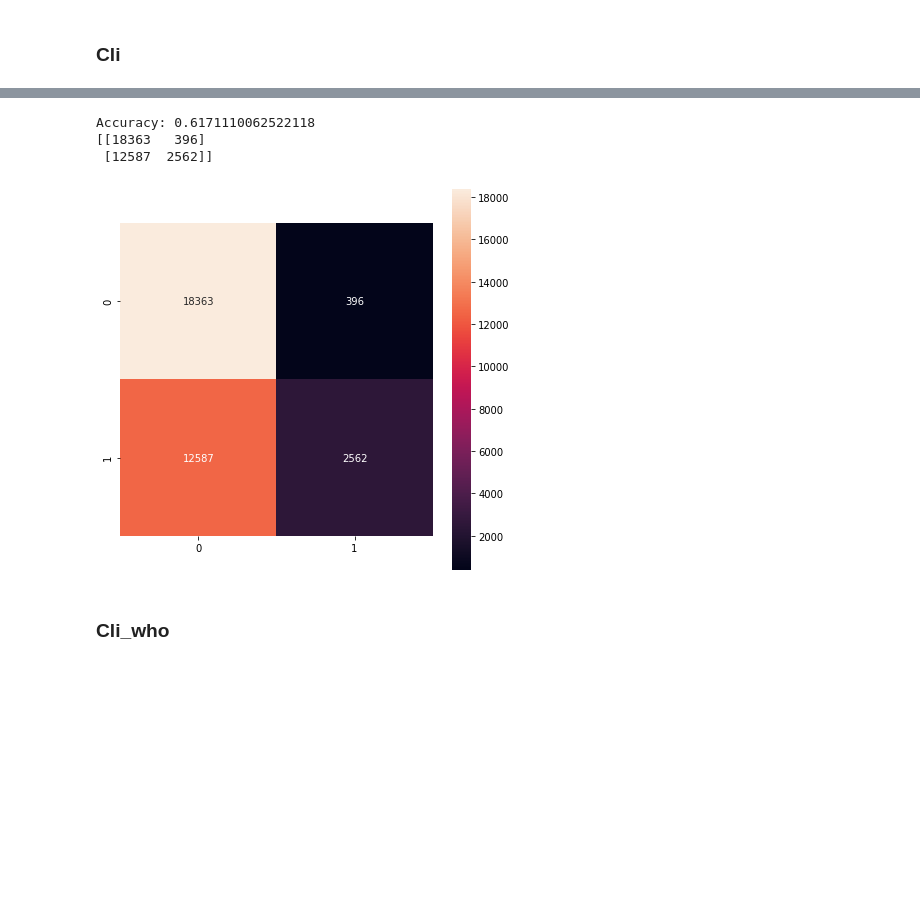
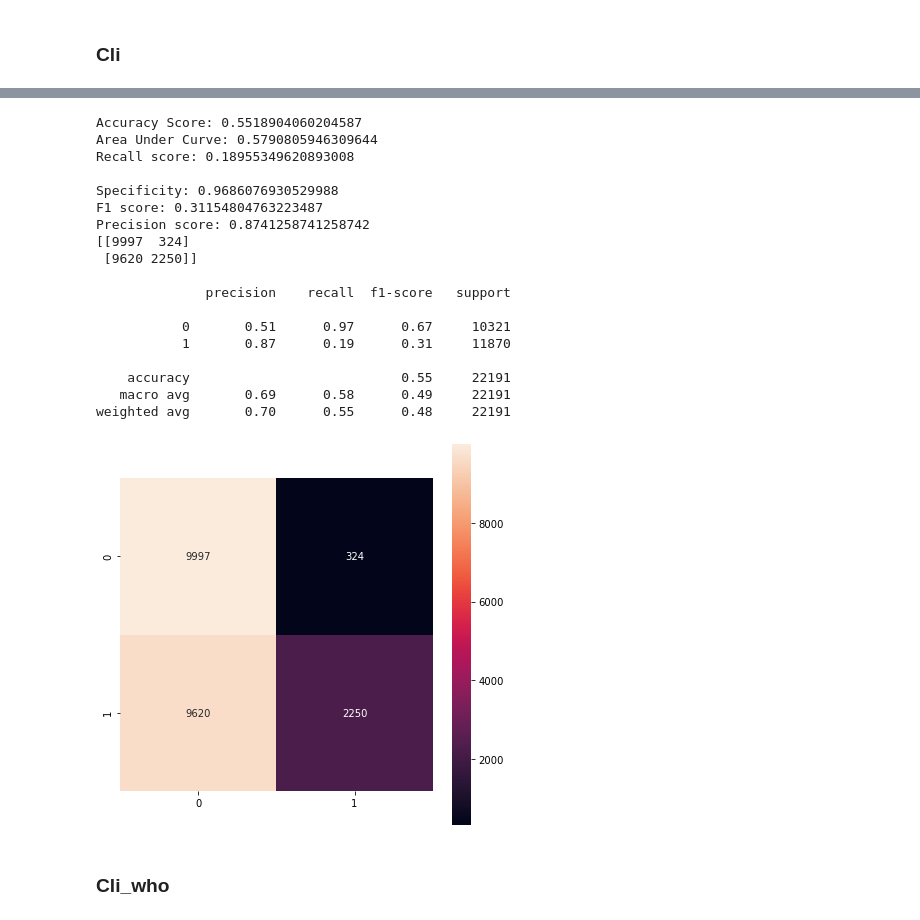
Before and after one commit to JavierAlvarezBenito/Python-imdea, a Jupyter notebook: Brazil_Classification.ipynb, the cells around one changed output, grey strips where cells are left out. Cells and saved outputs as stored; diff of their text form; code cells hidden in the pictures; blank space fills up the shorter version.

```diff
--- a/Brazil_Classification.ipynb
+++ b/Brazil_Classification.ipynb
@@ -1316,11 +1316,12 @@ Total accuracy: 73.90291376666273 %
 # %% [markdown]
 ### Cli
 # %%
-X_NA = df_na['Cli']
-Y_NA = df_na['B8.1']
+X_NA = df_NA_BR['Cli']
+Y_NA = df_NA_BR['B8.1']
 
-X = df['Cli']
-Y = df['B8.1']
+X = df_no_na_BR['Cli']
+Y = df_no_na_BR['B8.1']
+
 
 
 X=X.values.reshape(-1,1)
@@ -1346,16 +1371,40 @@ Accuracy: 0.6234958064908229
 # %%
-print('Accuracy:',accuracy_score(Y_test_NA,X_test_NA))
-
+# performance
+print(f'Accuracy Score: {accuracy_score(Y_test_NA,X_test_NA)}')
+print(f'Area Under Curve: {roc_auc_score(Y_test_NA, X_test_NA)}')
+print(f'Recall score: {recall_score(Y_test_NA,X_test_NA)}')
+print("")
 matrix = confusion_matrix(Y_test_NA, X_test_NA)
+tn, fp, fn, tp = confusion_matrix(Y_test_NA, X_test_NA).ravel()
+print('Specificity:', tn/(tn+fp))
+print(f'F1 score: {f1_score(Y_test_NA,X_test_NA)}')
+print(f'Precision score: {precision_score(Y_test_NA,X_test_NA)}')
 print(matrix)
+print("")
+print(classification_report(Y_test_NA, X_test_NA))
 plt.figure(figsize=(7,7))
 sns.heatmap(matrix,annot=True, square = True, fmt='g')
 plt.show()
 # %% [output]
-Accuracy: 0.6171110062522118
-[[18363   396]
- [12587  2562]]
+Accuracy Score: 0.5518904060204587
+Area Under Curve: 0.5790805946309644
+Recall score: 0.18955349620893008
+
+Specificity: 0.9686076930529988
+F1 score: 0.31154804763223487
+Precision score: 0.8741258741258742
+[[9997  324]
+ [9620 2250]]
+
+              precision    recall  f1-score   support
+
+           0       0.51      0.97      0.67     10321
+           1       0.87      0.19      0.31     11870
+
+    accuracy                           0.55     22191
+   macro avg       0.69      0.58      0.49     22191
+weighted avg       0.70      0.55      0.48     22191
-[figure, old version]
+[figure, new version]
 # %% [markdown]
 ### Cli_who
 # %%
```
Also changed, not shown: parts of 81 cells of this notebook.
